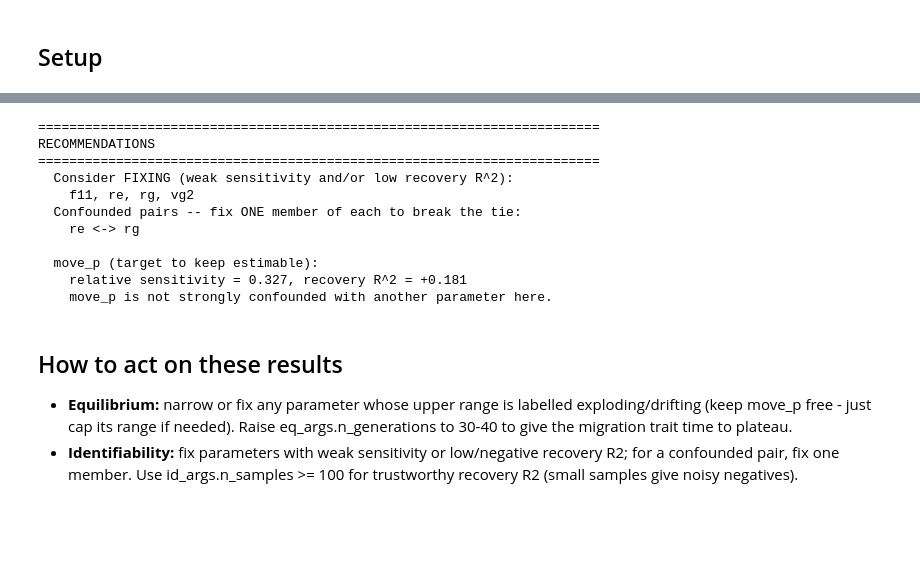
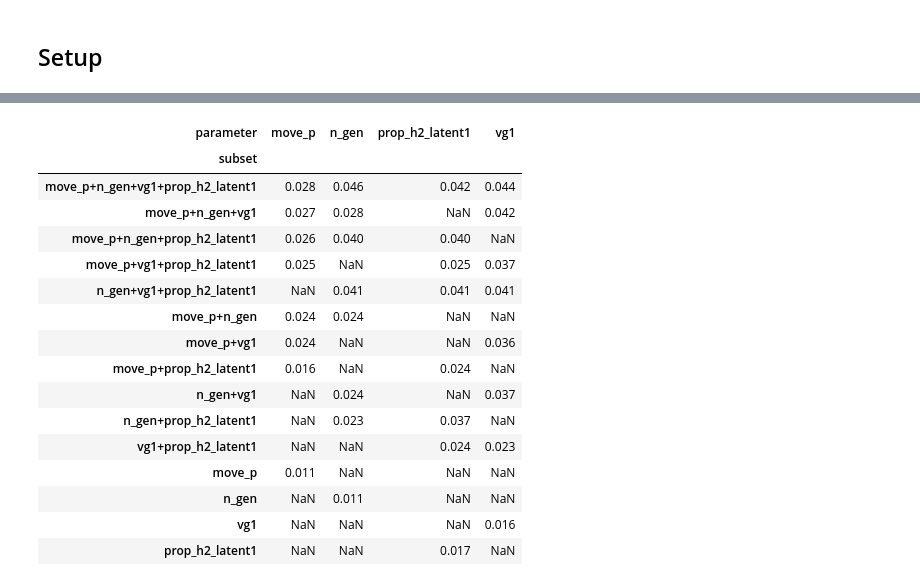
Before and after one commit to Xuanyu-Lyu/PGS_Cor_Relative, a Jupyter notebook: Scripts/test_04AMmigration/condition4_tests.ipynb, the cells around one changed output, grey strips where cells are left out. Drawn from its saved outputs; the diff is of its cells as text; code cells hidden in the pictures; blank space fills up the shorter version.

```diff
--- a/Scripts/test_04AMmigration/condition4_tests.ipynb
+++ b/Scripts/test_04AMmigration/condition4_tests.ipynb
@@ -355,23 +133,22 @@ JACOBIAN ANALYSIS (PGS-correlation sensitivity)
-# %%
-tid.recommend(sens, collin, rec, id_args)
-# %% [output]
-========================================================================
-RECOMMENDATIONS
-========================================================================
-  Consider FIXING (weak sensitivity and/or low recovery R^2):
-    f11, re, rg, vg2
-  Confounded pairs -- fix ONE member of each to break the tie:
-    re <-> rg
-
-  move_p (target to keep estimable):
-    relative sensitivity = 0.327, recovery R^2 = +0.181
-    move_p is not strongly confounded with another parameter here.
-# %% [markdown]
-## How to act on these results
-
-- **Equilibrium:** narrow or fix any parameter whose upper range is labelled
-  exploding/drifting (keep move_p free - just cap its range if needed). Raise
-  eq_args.n_generations to 30-40 to give the migration trait time to plateau.
-- **Identifiability:** fix parameters with weak sensitivity or low/negative
-  recovery R2; for a confounded pair, fix one member. Use id_args.n_samples >= 100
-  for trustworthy recovery R2 (small samples give noisy negatives).
+# %%
+jac = tid.jacobian_subsets(S, sd)
+jac.pivot(index="subset", columns="parameter", values="jac_crb_se").reindex(
+    [tid.subset_label(s) for s in tid.all_subsets()]).round(3)
+# %% [output]
+| parameter | move_p | n_gen | prop_h2_latent1 | vg1 |
+| subset |  |  |  |  |
+| move_p+n_gen+vg1+prop_h2_latent1 | 0.028 | 0.046 | 0.042 | 0.044 |
+| move_p+n_gen+vg1 | 0.027 | 0.028 | NaN | 0.042 |
+| move_p+n_gen+prop_h2_latent1 | 0.026 | 0.040 | 0.040 | NaN |
+| move_p+vg1+prop_h2_latent1 | 0.025 | NaN | 0.025 | 0.037 |
+| n_gen+vg1+prop_h2_latent1 | NaN | 0.041 | 0.041 | 0.041 |
+| move_p+n_gen | 0.024 | 0.024 | NaN | NaN |
+| move_p+vg1 | 0.024 | NaN | NaN | 0.036 |
+| move_p+prop_h2_latent1 | 0.016 | NaN | 0.024 | NaN |
+| n_gen+vg1 | NaN | 0.024 | NaN | 0.037 |
+| n_gen+prop_h2_latent1 | NaN | 0.023 | 0.037 | NaN |
+| vg1+prop_h2_latent1 | NaN | NaN | 0.024 | 0.023 |
+| move_p | 0.011 | NaN | NaN | NaN |
+| n_gen | NaN | 0.011 | NaN | NaN |
+| vg1 | NaN | NaN | NaN | 0.016 |
+| prop_h2_latent1 | NaN | NaN | 0.017 | NaN |
```
Also changed, not shown: parts of 21 cells of this notebook, 49 other files.
